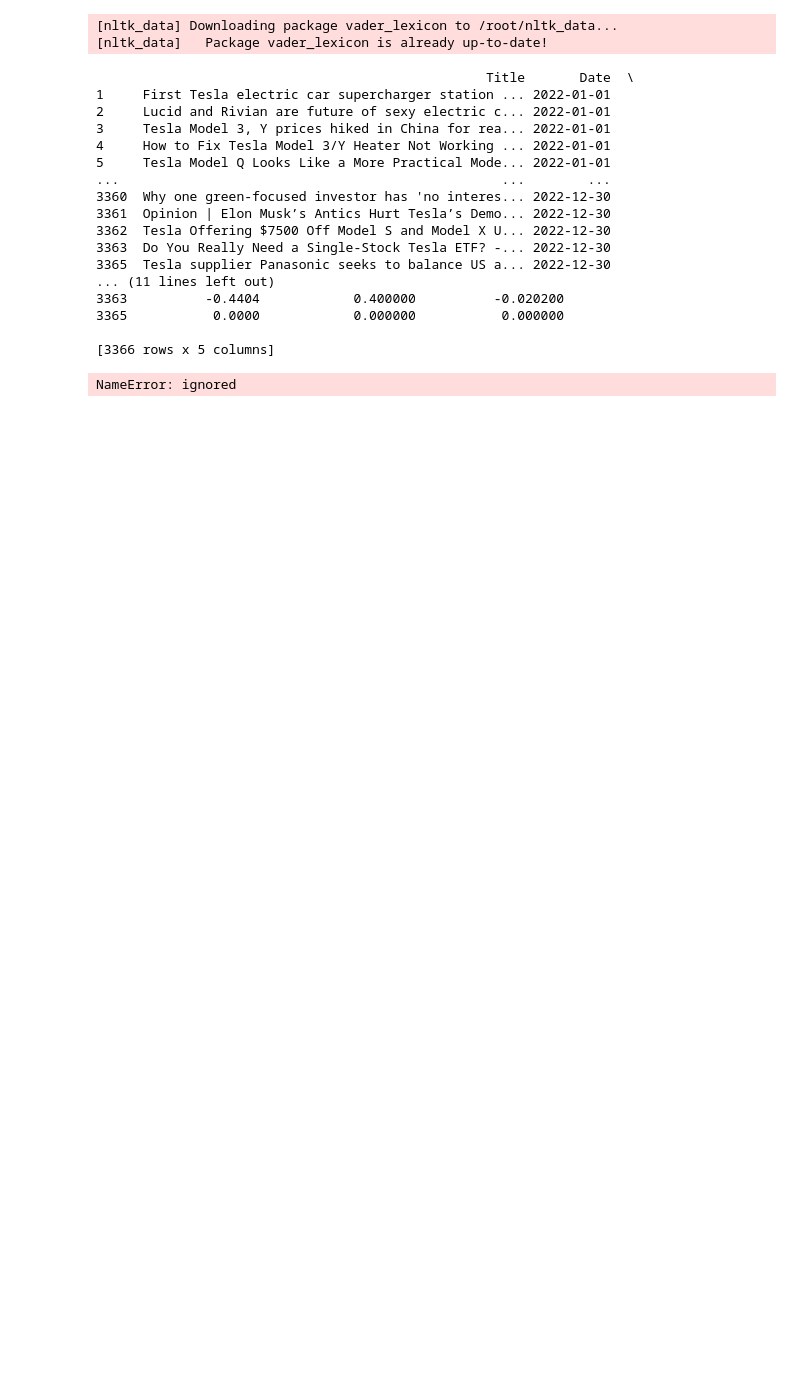
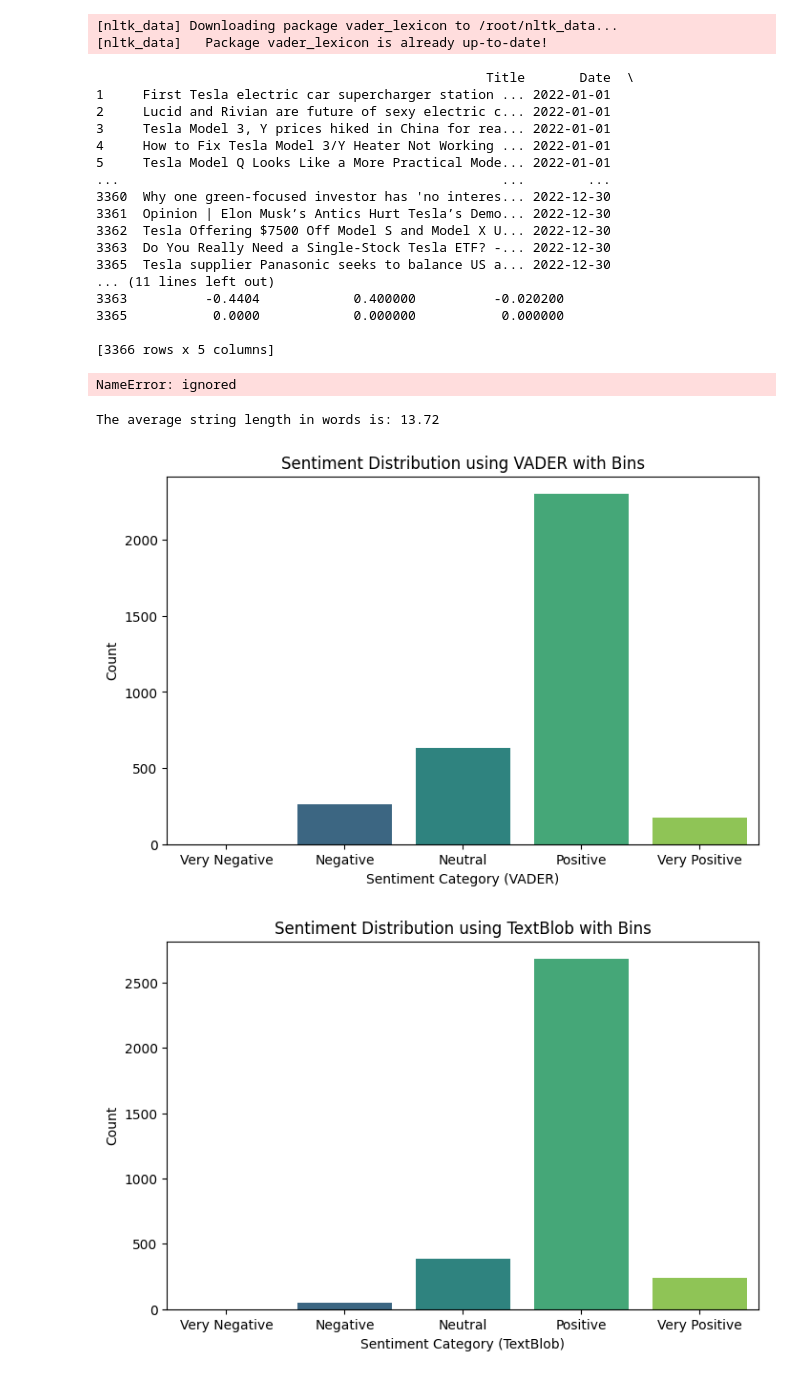
Before and after one commit to akhilgiridhar/Volatility-News_StockPredictor, a Jupyter notebook: Sentiment_Analysis.ipynb, the cells around one changed output. Saved outputs shown, nothing was run; the diff lists cells and outputs as text; code cells hidden in the pictures; blank space fills up the shorter version.

Commit message:
Updated code to generate graphs

```diff
--- a/Sentiment_Analysis.ipynb
+++ b/Sentiment_Analysis.ipynb
@@ -170,3 +149,6 @@ df_sentiment_2022.head(5000)
 NameError: ignored
 # %%
 df_sentiment_2022.to_csv("Headlines2022_Sentiment_Analysis.csv")
+# %%
+import pandas as pd
+df = pd.read_csv("Headlines2022_Sentiment_Analysis.csv")
@@ -172,0 +157,39 @@ df_sentiment_2022.to_csv("Headlines2022_Sentiment_Analysis.csv")
+# %%
+average_length = headlines.apply(lambda x: len(str(x).split())).mean()
+
+print(f"The average string length in words is: {average_length:.2f}")
+# %% [output]
+The average string length in words is: 13.72
+# %%
+import matplotlib.pyplot as plt
+import seaborn as sns
+import pandas as pd  # Don't forget to import pandas if not already imported
+
+# Bin VADER sentiment scores into categories
+bins = [-1.5, -1, -0.5, 0, 0.5, 1]
+labels = ['Very Negative', 'Negative', 'Neutral', 'Positive', 'Very Positive']
+df['Sentiment_Category_VADER'] = pd.cut(df['Sentiment_VADER'], bins=bins, labels=labels, right=False)
+
+# Bin TextBlob sentiment scores into categories
+df['Sentiment_Category_TextBlob'] = pd.cut(df['Sentiment_TextBlob'], bins=bins, labels=labels, right=False)
+
+# Bar Chart - Sentiment Distribution with Bins (VADER)
+sentiment_counts_vader = df['Sentiment_Category_VADER'].value_counts().sort_index()
+plt.figure(figsize=(8, 5))
+sns.barplot(x=sentiment_counts_vader.index, y=sentiment_counts_vader.values, palette="viridis")
+plt.title('Sentiment Distribution using VADER with Bins')
+plt.xlabel('Sentiment Category (VADER)')
+plt.ylabel('Count')
+plt.show()
+
+# Bar Chart - Sentiment Distribution with Bins (TextBlob)
+sentiment_counts_textblob = df['Sentiment_Category_TextBlob'].value_counts().sort_index()
+plt.figure(figsize=(8, 5))
+sns.barplot(x=sentiment_counts_textblob.index, y=sentiment_counts_textblob.values, palette="viridis")
+plt.title('Sentiment Distribution using TextBlob with Bins')
+plt.xlabel('Sentiment Category (TextBlob)')
+plt.ylabel('Count')
+plt.show()
+# %% [output]
+[figure, added]
+[figure, added]
```
Also changed, not shown: parts of 5 cells of this notebook.
